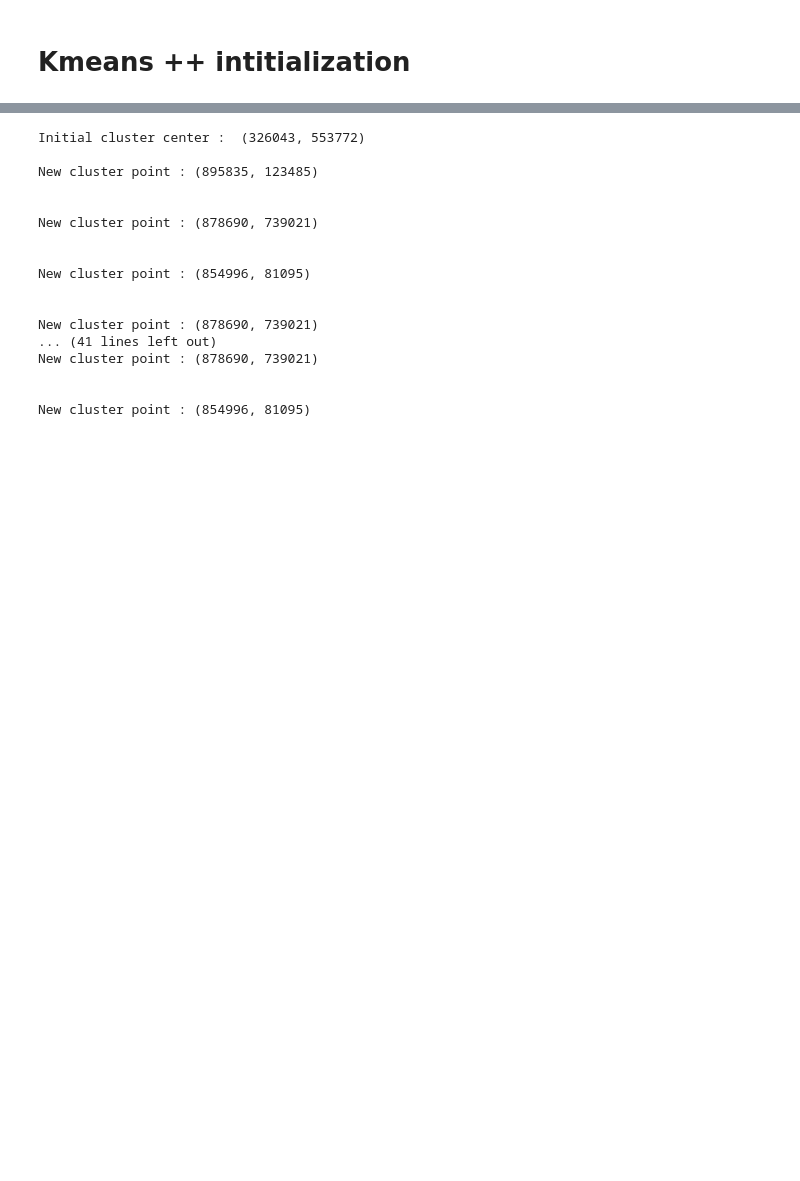
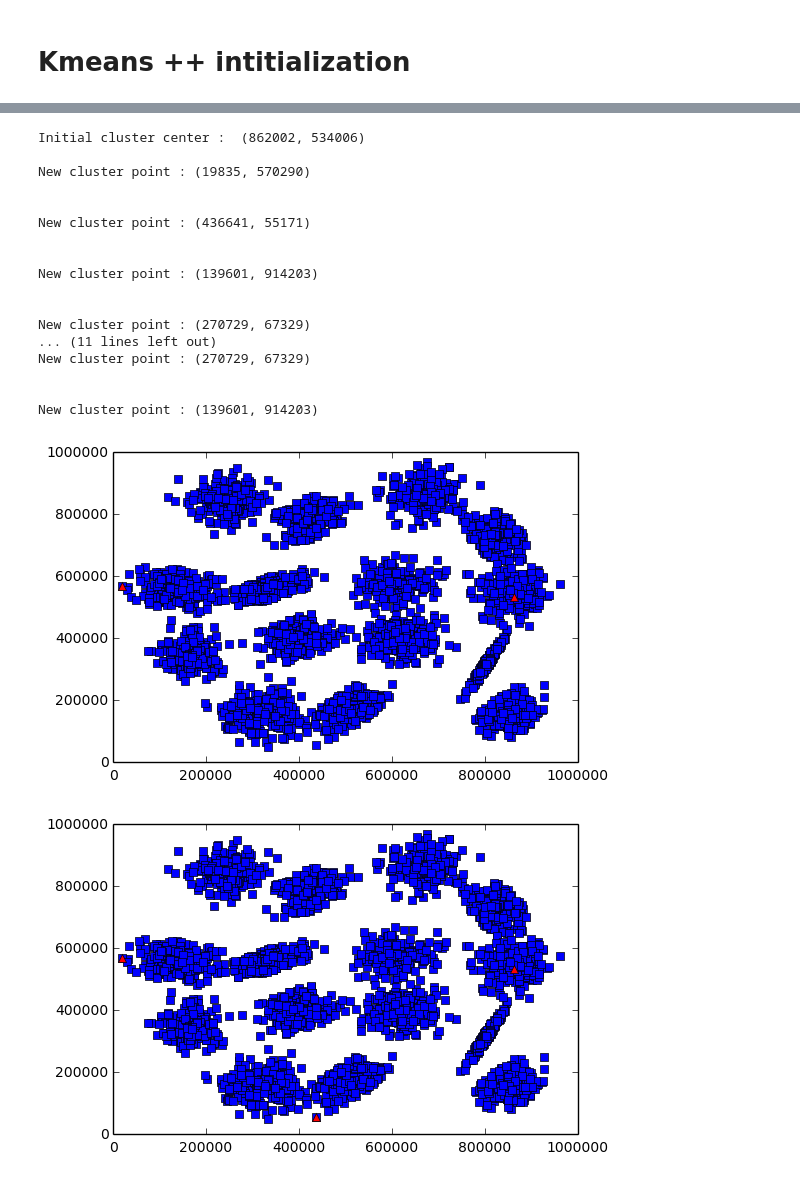
Before and after one commit to jauffretp/ELTDM, a Jupyter notebook: notebooks/Without buckets.ipynb, the cells around one changed output, grey strips where cells are left out. Saved outputs shown, nothing was run; the diff lists cells and outputs as text; code cells hidden in the pictures; blank space fills up the shorter version.

```diff
--- a/notebooks/Without buckets.ipynb
+++ b/notebooks/Without buckets.ipynb
@@ -102,23 +104,4 @@ def reduceMax(dist_indexes):
             return x2
 
 
-        '''
-        #Another version with more randomness => should converge less
-        if(mindist_x1 != 0):
-            drawx1 = log(mindist_x1) * random()
-        else:
-            drawx1 = 0
-        if(mindist_x2 != 0):
-            drawx2 = log(mindist_x2) * random()
-        else:
-            drawx2 = 0
-
-
-        if(drawx1 > drawx2):
-            return x1
-        else:
-            return x2
-        '''
-
-
     return reduce_custom
@@ -160,8 +183,19 @@ def compute_average(list_reduce, coord_indexes):
         average = sum(coord_list)/len(coord_list)
         result += (average,)
     return result
+# %%
+def drawGraph(data, cluster_centers):
+    datalist = data.collect()
+    plt.figure()
+    x = [point[0] for point in datalist]
+    y = [point[1] for point in datalist]
+
+    x_clusters = [point[0] for point in cluster_centers]
+    y_clusters = [point[1] for point in cluster_centers]
+
+    plt.plot(x,y,'bs', x_clusters, y_clusters, 'r^')
 # %%
-def initCluster(data,num_clusters,num_features, reducer):
+def initCluster(data,num_clusters,num_features, reducer, cluster_centers, visualize=False):
     xi_indexes = [idx for idx in range(0,num_features)]
     yi_indexes = [idx for idx in range(num_features, num_features*2)]
     coord_indexes = [idx for idx in range(num_features)]
@@ -184,13 +218,20 @@ def initCluster(data,num_clusters,num_features, reducer):
 
         reduce_tuple = data.reduce(reducer(dist_indexes=dist_indexes))
 
+
         new_cluster_point = tuple(reduce_tuple[i] for i in coord_indexes)
+
+        cluster_centers.append(new_cluster_point)
 
         #print("Computing center of cluster n° {}".format(current_clust))
         print("New cluster point : {}".format(new_cluster_point))
 
         data = data.map(lambda x:(x + new_cluster_point))
 
+
+        if visualize:
+            #Assume that data is 2D, and coord is 0,1
+            drawGraph(data, cluster_centers)
 
         #Update of variables
         current_clust += 1
@@ -201,4 +242,4 @@ def initCluster(data,num_clusters,num_features, reducer):
         #print("New dist_indexes : {}".format(dist_indexes))
         print("\n")
 
-    return data
+    return data, cluster_centers
@@ -227,23 +246,26 @@ New dist_indexes : [4, 7, 10, 13, 16, 19, 22, 25, 28, 31, 34, 37, 40, 43, 46, 49
 # %%
 cluster1_center = s1.takeSample(False, 1)[0]
+cluster_centers = [cluster1_center]
 print("Initial cluster center : ",cluster1_center, "\n")
 s1_map = s1.map(lambda x : x + cluster1_center)
-s1_map_clustered = initCluster(s1_map, num_features=2,num_clusters=20, reducer=reduceMax)
+s1_map_clustered, cluster_centers = initCluster(s1_map, num_features=2,num_clusters=10, reducer=reduceMax, cluster_centers=cluster_centers, visualize=True)
 # %% [output]
-Initial cluster center :  (326043, 553772)
+Initial cluster center :  (862002, 534006)
 
-New cluster point : (895835, 123485)
+New cluster point : (19835, 570290)
 
 
-New cluster point : (878690, 739021)
+New cluster point : (436641, 55171)
 
 
-New cluster point : (854996, 81095)
+New cluster point : (139601, 914203)
 
 
-New cluster point : (878690, 739021)
-... (41 lines left out)
-New cluster point : (878690, 739021)
+New cluster point : (270729, 67329)
+... (11 lines left out)
+New cluster point : (270729, 67329)
 
 
-New cluster point : (854996, 81095)
+New cluster point : (139601, 914203)
+[figure, added]
+[figure, added]
```
Also changed, not shown: parts of 10 cells of this notebook.
